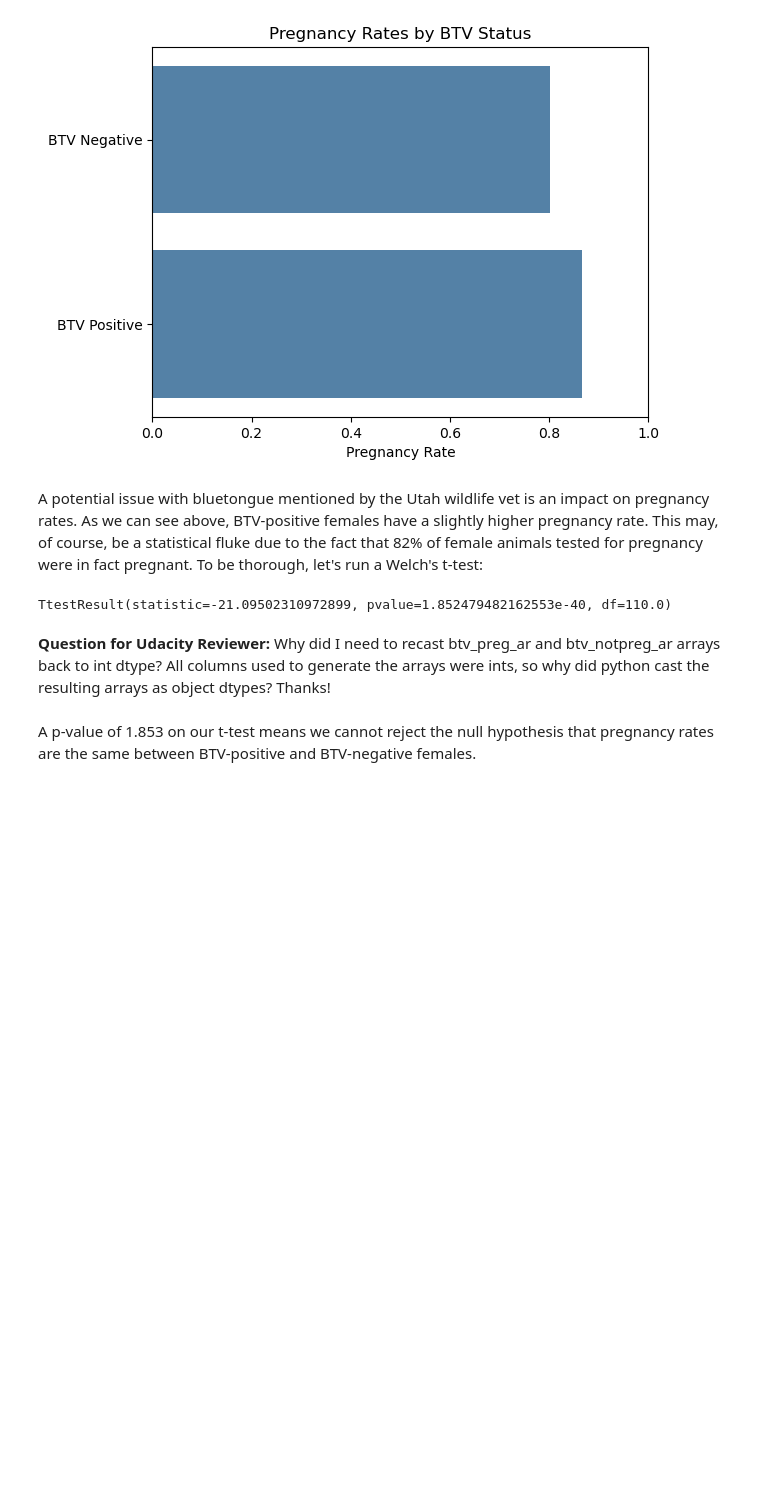
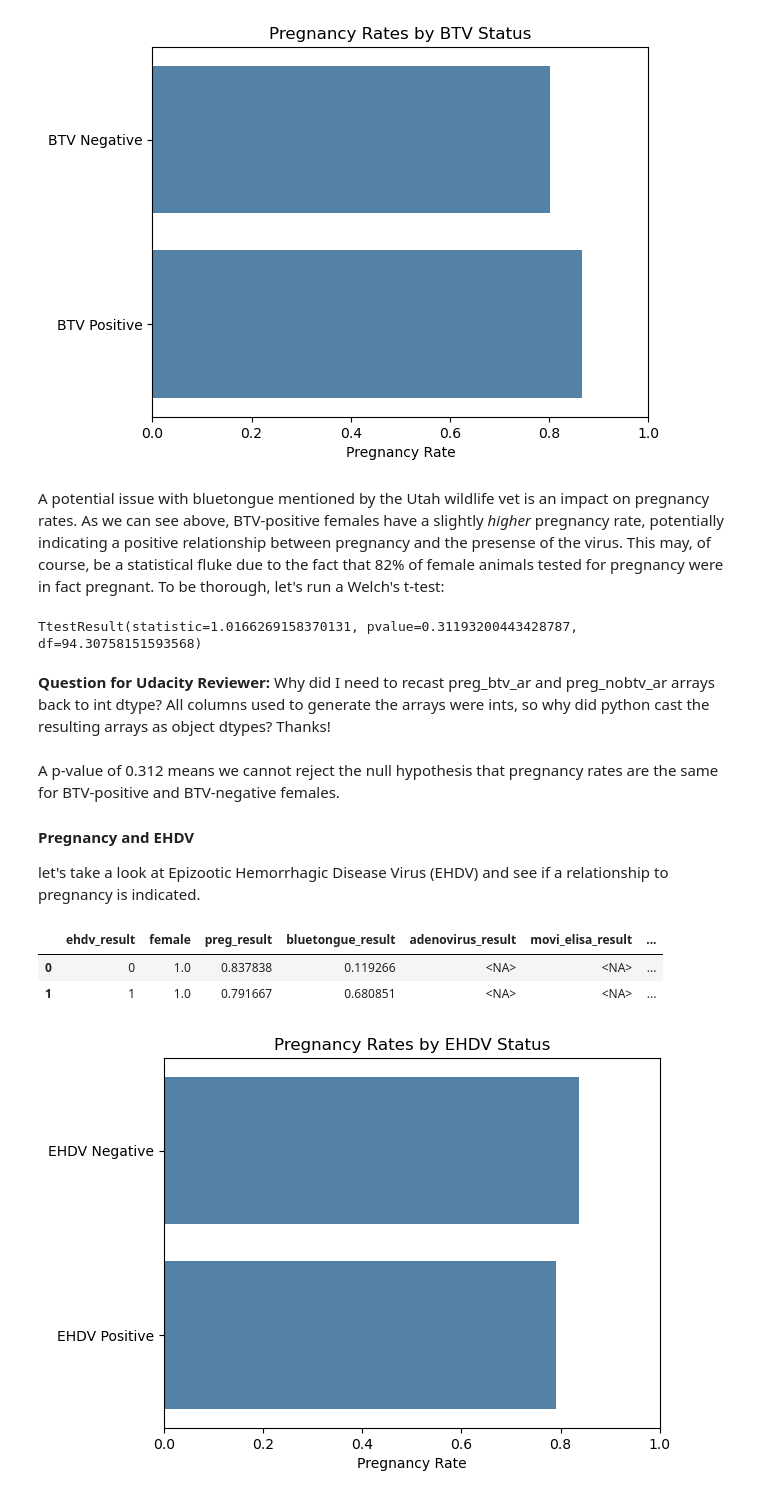
Before and after one commit to epistemetrica/utah_dwr_python, a Jupyter notebook: wildlife_disease.ipynb, the cells around one changed output. Saved outputs shown, nothing was run; the diff lists cells and outputs as text; code cells hidden in the pictures; blank space fills up the shorter version.

```diff
--- a/wildlife_disease.ipynb
+++ b/wildlife_disease.ipynb
@@ -339,12 +339,12 @@ for col in cols_to_convert:
 #merge ehdv cols - the specific type of edhv virus is not relevant here
 df['ehdv_result'] = df[['ehdv_result', 'ehdv_type1_result', 'ehdv_type2_result', 'ehdv_type6_result']].sum(axis=1)
 df.ehdv_result = df.ehdv_result.apply(lambda row: 0 if row == 0 else np.NaN if pd.isna(row) else 1)
+df.drop(columns=['ehdv_type1_result', 'ehdv_type2_result', 'ehdv_type6_result'])
 
 #reorder cols because I'm picky
 df = df[['sample_id', 'species', 'capture_date', 'capture_unit', 'capture_lat', 'capture_long', 'female', 'weight', 'age',
-         'body_condition', 'lactation', 'preg_result', 'bluetongue_result', 'adenovirus_result', 'ehdv_type1_result',
-         'ehdv_type2_result', 'ehdv_type6_result', 'movi_elisa_result', 'movi_pcr_result', 'leukotoxin_lktA_result',
-         'tonsular_culture_result']]
+         'body_condition', 'lactation', 'preg_result', 'bluetongue_result', 'adenovirus_result', 'ehdv_result',
+         'movi_elisa_result', 'movi_pcr_result', 'leukotoxin_lktA_result', 'tonsular_culture_result']]
 # %%
 df.info()
 # %% [output]
@@ -459,23 +459,40 @@ p.set_xlim(0,1);
 # %% [output]
 [figure]
 # %% [markdown]
-A potential issue with bluetongue mentioned by the Utah wildlife vet is an impact on pregnancy rates. As we can see above, BTV-positive females have a slightly higher pregnancy rate. This may, of course, be a statistical fluke due to the fact that 82% of female animals tested for pregnancy were in fact pregnant. To be thorough, let's run a Welch's t-test:
+A potential issue with bluetongue mentioned by the Utah wildlife vet is an impact on pregnancy rates. As we can see above, BTV-positive females have a slightly *higher* pregnancy rate, potentially indicating a positive relationship between pregnancy and the presense of the virus. This may, of course, be a statistical fluke due to the fact that 82% of female animals tested for pregnancy were in fact pregnant. To be thorough, let's run a Welch's t-test:
-# %%
-#construct arrays for bluetongue positivity by pregnancy status for female animals
-preg_btv_df = df[df.bluetongue_result == 1]
-preg_btv_ar = preg_btv_df.preg_result[preg_btv_df.female ==0].dropna()
-preg_nobtv_df = df[df.bluetongue_result == 0]
-preg_nobtv_ar = preg_nobtv_df.preg_result[preg_nobtv_df.female == 1].dropna()
-
-#re-cast to int -- see question for reviewer below
-preg_btv_ar = preg_btv_ar.astype('int')
-preg_nobtv_ar = preg_nobtv_ar.astype('int')
-
-#t-test
-stats.ttest_ind(preg_btv_ar, preg_nobtv_ar, equal_var=False)
-# %% [output]
-TtestResult(statistic=-21.09502310972899, pvalue=1.852479482162553e-40, df=110.0)
+# %%
+preg_btv_ar = btv_preg_df.preg_result[btv_preg_df.bluetongue_result == 1].dropna().astype(int)
+preg_nobtv_ar = btv_preg_df.preg_result[btv_preg_df.bluetongue_result == 0].dropna().astype(int)
+
+#t-test
+stats.ttest_ind(preg_btv_ar, preg_nobtv_ar, equal_var=False)
+# %% [output]
+TtestResult(statistic=1.0166269158370131, pvalue=0.31193200443428787, df=94.30758151593568)
 # %% [markdown]
-**Question for Udacity Reviewer:** Why did I need to recast btv_preg_ar and btv_notpreg_ar arrays back to int dtype? All columns used to generate the arrays were ints, so why did python cast the resulting arrays as object dtypes?  Thanks!
+**Question for Udacity Reviewer:** Why did I need to recast preg_btv_ar and preg_nobtv_ar arrays back to int dtype? All columns used to generate the arrays were ints, so why did python cast the resulting arrays as object dtypes?  Thanks!
 # %% [markdown]
-A p-value of 1.853 on our t-test means we cannot reject the null hypothesis that pregnancy rates are the same between BTV-positive and BTV-negative females.
+A p-value of 0.312 means we cannot reject the null hypothesis that pregnancy rates are the same for BTV-positive and BTV-negative females.
+
+#### Pregnancy and EHDV
+
+let's take a look at Epizootic Hemorrhagic Disease Virus (EHDV) and see if a relationship to pregnancy is indicated.
+# %%
+#build df to plot preg status by ehdv
+preg_ehdv_df = df[df.female == 1].dropna(subset=['preg_result'])
+preg_ehdv_df = preg_ehdv_df.drop(columns=['sample_id', 'species', 'capture_date', 'capture_unit', 'capture_lat',
+       'capture_long', 'weight', 'age', 'body_condition',
+       'lactation'])
+plot_df = preg_ehdv_df.groupby('ehdv_result', as_index=False).mean()
+
+plot_df
+# %% [output]
+|  | ehdv_result | female | preg_result | bluetongue_result | adenovirus_result | movi_elisa_result | ... |
+| 0 | 0 | 1.0 | 0.837838 | 0.119266 | <NA> | <NA> | ... |
+| 1 | 1 | 1.0 | 0.791667 | 0.680851 | <NA> | <NA> | ... |
+# %%
+p = sns.barplot(data=plot_df, x='preg_result', y='ehdv_result', orient='h', color='steelblue');
+p.set(ylabel='', xlabel='Pregnancy Rate', title= 'Pregnancy Rates by EHDV Status');
+p.set_yticklabels(['EHDV Negative', 'EHDV Positive']);
+p.set_xlim(0,1);
+# %% [output]
+[figure, added]
```
Also changed, not shown: parts of 11 cells of this notebook.
